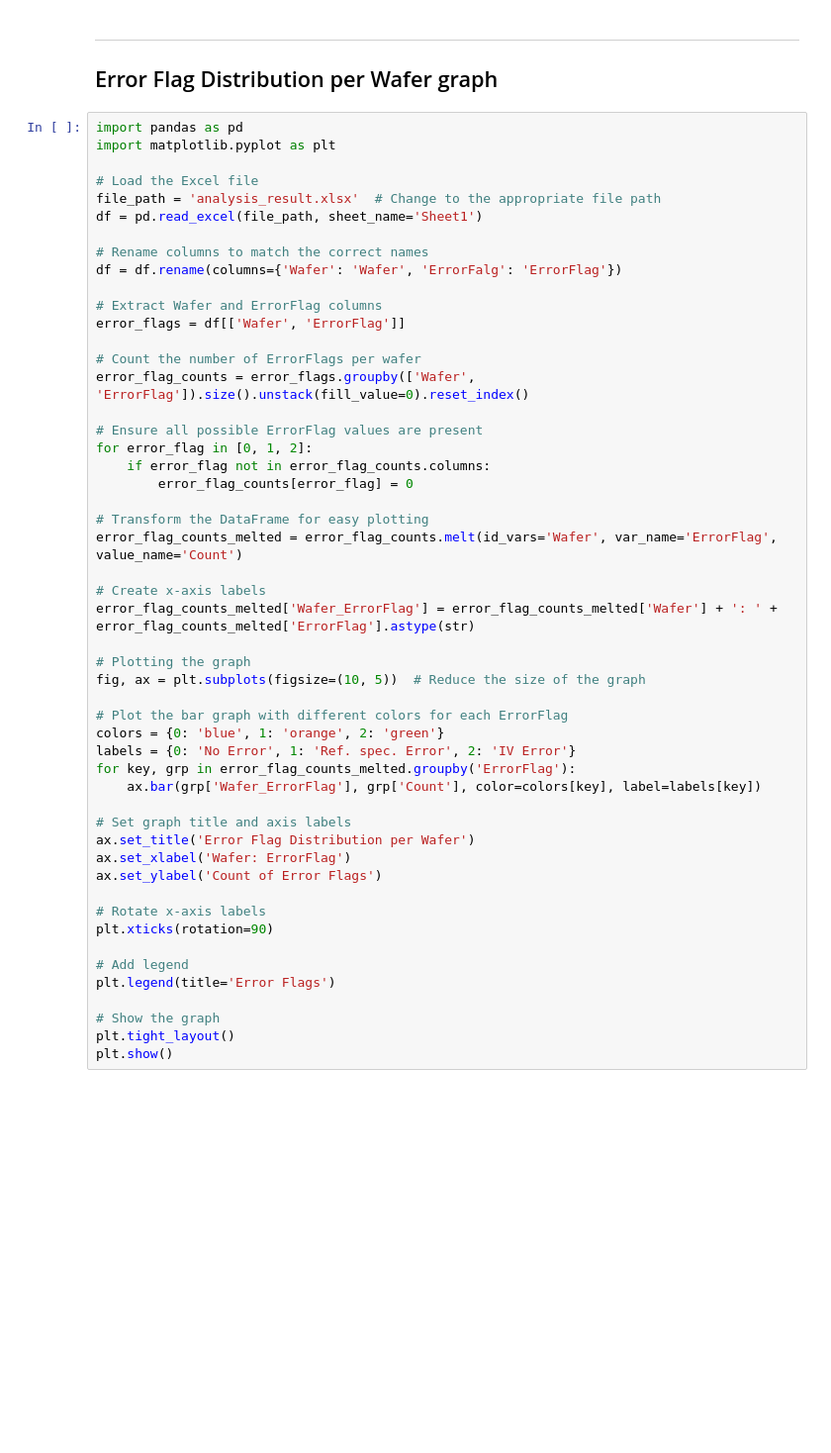
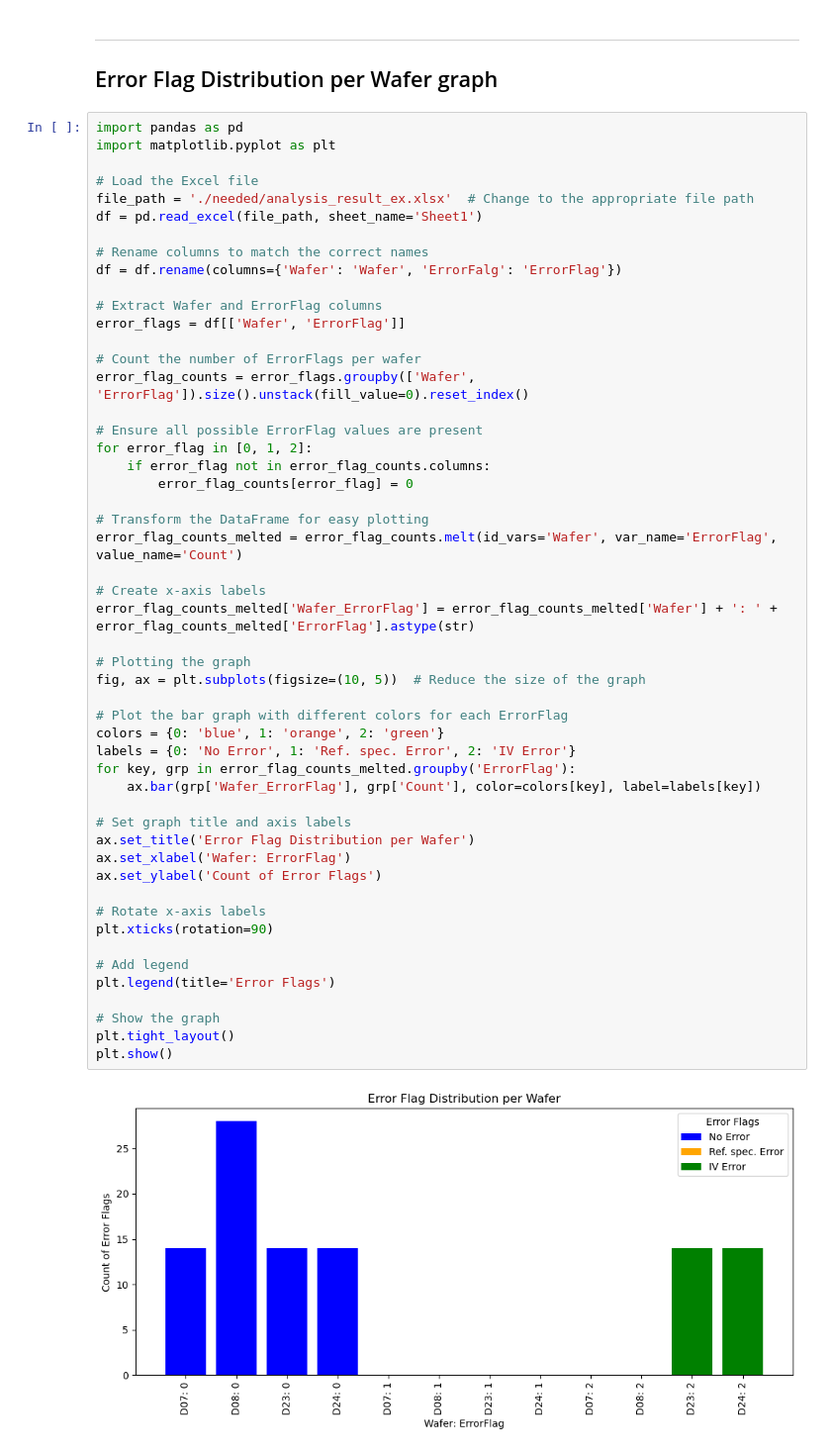
Before and after one commit to LeeSeungjae0/PE2, a Jupyter notebook: doc/PE2_project_Group2.ipynb, the cells around one changed output. Shown: that part at 99% size. Saved outputs shown, nothing was run; the diff lists cells and outputs as text; blank space fills up the shorter version.

```diff
--- a/doc/PE2_project_Group2.ipynb
+++ b/doc/PE2_project_Group2.ipynb
@@ -1034,7 +1092,7 @@ import pandas as pd
 import matplotlib.pyplot as plt
 
 # Load the Excel file
-file_path = 'analysis_result.xlsx'  # Change to the appropriate file path
+file_path = './needed/analysis_result_ex.xlsx'  # Change to the appropriate file path
 df = pd.read_excel(file_path, sheet_name='Sheet1')
 
 # Rename columns to match the correct names
@@ -1053,31 +1111,33 @@ for error_flag in [0, 1, 2]:
 
 # Transform the DataFrame for easy plotting
 error_flag_counts_melted = error_flag_counts.melt(id_vars='Wafer', var_name='ErrorFlag', value_name='Count')
 
 # Create x-axis labels
 error_flag_counts_melted['Wafer_ErrorFlag'] = error_flag_counts_melted['Wafer'] + ': ' + error_flag_counts_melted['ErrorFlag'].astype(str)
 
 # Plotting the graph
 fig, ax = plt.subplots(figsize=(10, 5))  # Reduce the size of the graph
 
 # Plot the bar graph with different colors for each ErrorFlag
 colors = {0: 'blue', 1: 'orange', 2: 'green'}
 labels = {0: 'No Error', 1: 'Ref. spec. Error', 2: 'IV Error'}
 for key, grp in error_flag_counts_melted.groupby('ErrorFlag'):
     ax.bar(grp['Wafer_ErrorFlag'], grp['Count'], color=colors[key], label=labels[key])
 
 # Set graph title and axis labels
 ax.set_title('Error Flag Distribution per Wafer')
 ax.set_xlabel('Wafer: ErrorFlag')
 ax.set_ylabel('Count of Error Flags')
 
 # Rotate x-axis labels
 plt.xticks(rotation=90)
 
 # Add legend
 plt.legend(title='Error Flags')
 
 # Show the graph
 plt.tight_layout()
 plt.show()
+# %% [output]
+[figure, added]
 # %% [markdown]
```
Also changed, not shown: parts of 4 cells of this notebook, 2 other files.
